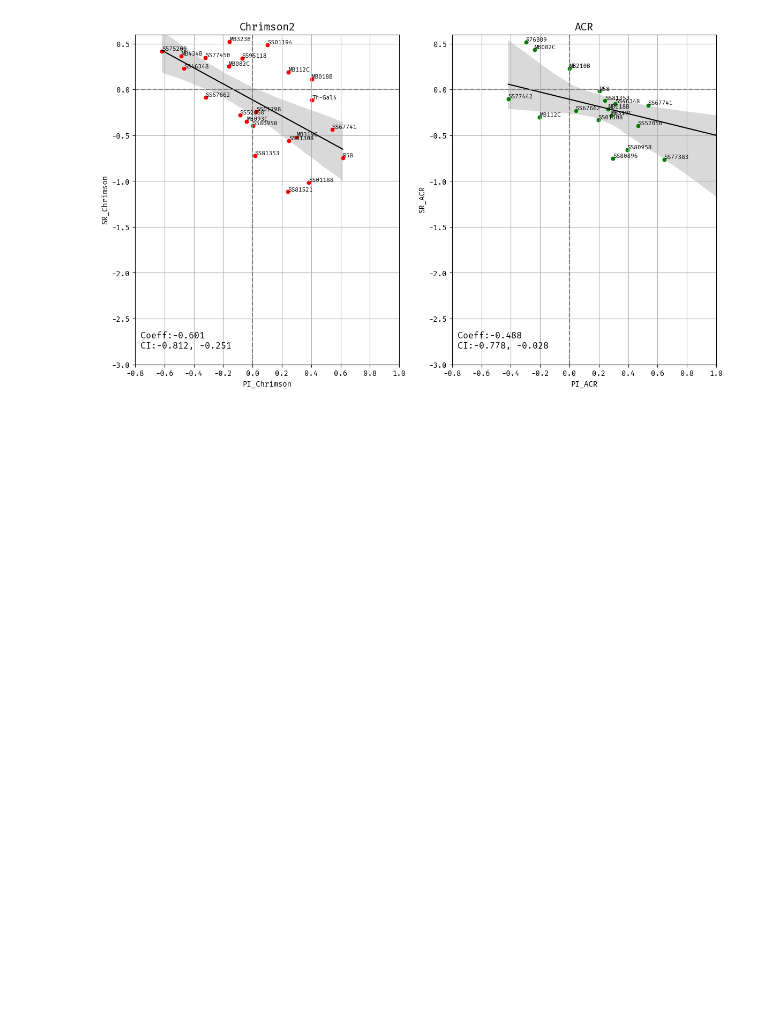
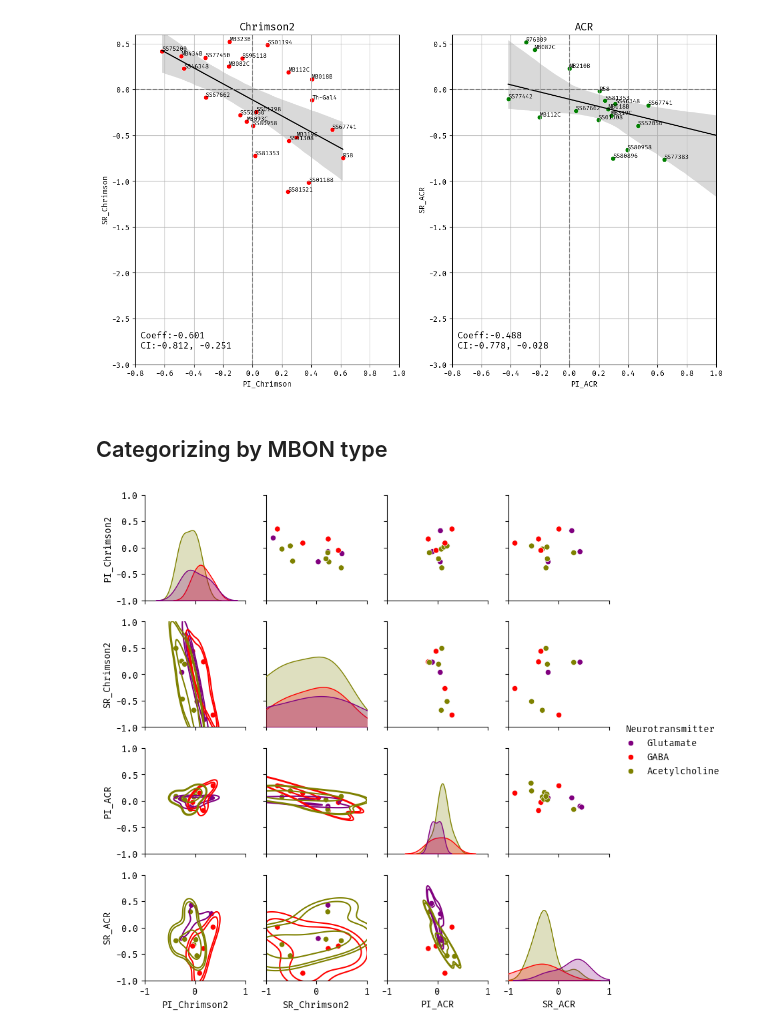
Before and after one commit to lnicole08/OSAR-Nicole-version, a Jupyter notebook: Multi and single dabest OSAR plots.ipynb, the cells around one changed output. Drawn from its saved outputs; the diff is of its cells as text; code cells hidden in the pictures; blank space fills up the shorter version.

Commit message:
Finalized Falling-OSAR comparison cleanup
Will only have falling and OSAR comparison, not other plots

```diff
--- a/Multi and single dabest OSAR plots.ipynb
+++ b/Multi and single dabest OSAR plots.ipynb
@@ -837,3 +803,74 @@ axscatter_o[1].annotate("Coeff:" + str(round(pearsonscorrelation_acr[0],3)) + "\
 # %% [output]
 Text(0.02, 0.05, 'Coeff:-0.488\nCI:-0.778, -0.028')
 [figure]
+# %% [markdown]
+## Categorizing by MBON type
+# %%
+def removal(df600):
+    tem = {}
+    dftotalomission = pd.DataFrame()
+    for n in ['_Chrimson2', '_ACR']:
+        dfspare = pd.DataFrame()
+        dfspare = pd.concat([df600['MBON'],df600['PI' + n], df600["SR" + n]], axis = 1)
+        dfspare = dfspare[~((dfspare['PI'+n].abs() < 0.2) & (dfspare['SR'+n].abs() < 0.2))].reset_index(drop=True)
+        dftotalomission = pd.concat([dftotalomission, dfspare], axis = 1, ignore_index=False)
+        #locals()['df0r' + n] = dfspare
+        tem['df2r' + n] = dfspare
+    #levels = [tem['df2r_Chrimson2'], tem['df2r_ACR']]
+    dftotalomission = pd.merge(tem['df2r_Chrimson2'], tem['df2r_ACR'], on = "MBON", how = "outer")
+
+    return dftotalomission
+# %%
+responder = "Chrimson2"
+dfreg_specificresponder = osar_multiplot_total.copy()
+
+plt.rcParams["font.family"] = "Fira Mono"
+
+#MBON specific locations
+lstofmbonsiwant = osar_multiplot_total['MBON']
+lobelocation = MBONnamefile(osar_multiplot_total['MBON'], specifiedpath + "\\ACC Lab Dropbox\\ACC Lab\\Nicole Lee\\Data Compilation\\Falling_New\\")
+
+df_specificmbon = pd.DataFrame()
+for n in lstofmbonsiwant:
+    df_specificmbon = pd.concat([df_specificmbon, dfreg_specificresponder[dfreg_specificresponder['MBON'] == n]])
+
+df_specificmbon = df_specificmbon.reset_index(drop=True)
+
+#adding extra axes label
+#lobloclst = []
+mbonloclst = []
+ntlst = []
+df600 = removal(df_specificmbon)
+for n in df600['MBON']:
+    # lobloclst.append(lobelocation[lobelocation['MBON'] == n]['Lobe_location'].values[0])
+    mbonloclst.append(lobelocation[lobelocation['MBON'] == n]['MBON number'].values[0])
+    ntlst.append(lobelocation[lobelocation['MBON'] == n]['Neurotransmitter'].values[0])
+# df600['Lobe'] = lobloclst
+df600['Name'] = mbonloclst
+df600['Neurotransmitter'] = ntlst
+
+df600 = df600.sort_values(by = "Name", ascending=True).reset_index(drop=True)
+df60extra = df600.set_index('MBON').drop("VT999036")   #change depending on parameters
+
+
+df50 = pd.concat([df60extra['Neurotransmitter'], df60extra['PI_Chrimson2'], df60extra['SR_Chrimson2'], df60extra['PI_ACR'], df60extra['SR_ACR']], axis =1)
+
+t1 = sns.pairplot(data=df50, hue='Neurotransmitter', palette = "brg", diag_kind = "kde", height = 2.0)
+t1.map_lower(sns.kdeplot, levels = [0.3,0.4,0.8])
+t1.set(xlim=[-1,1], ylim=[-1,1])
+
+plt.subplots_adjust(wspace=0.2, hspace=0.2)
+
+# for ax in t1.axes.flat:
+#     ax.margins(x=0.3, y=0.3)
+# for ax in t1.diag_axes:
+#     ax.margins(y=0.1)
+
+# mpl.rcParams['axes.xmargin'] = 0.5
+# mpl.rcParams['axes.ymargin'] = 0.5
+
+#t1.fig.suptitle('MBONs > ' + responder, weight='bold', fontsize =16, y = 1.02 )
+
+#plt.savefig(openPath + "images\\" + date + "_" + responder + "_separationbyNTtypes_" + secondrule +".png", dpi = 1200, bbox_inches='tight')
+# %% [output]
+[figure, added]
```
Also changed, not shown: parts of 7 cells of this notebook, 3 other files.
